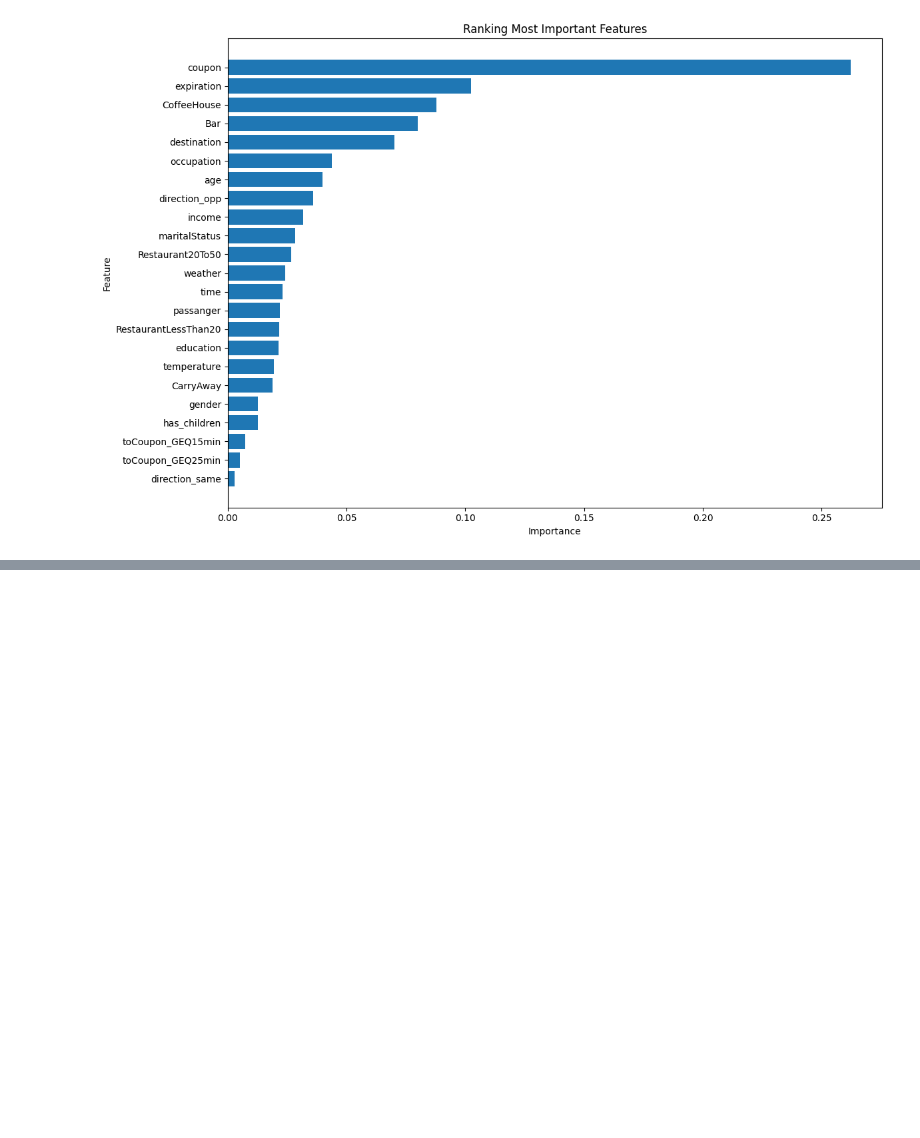
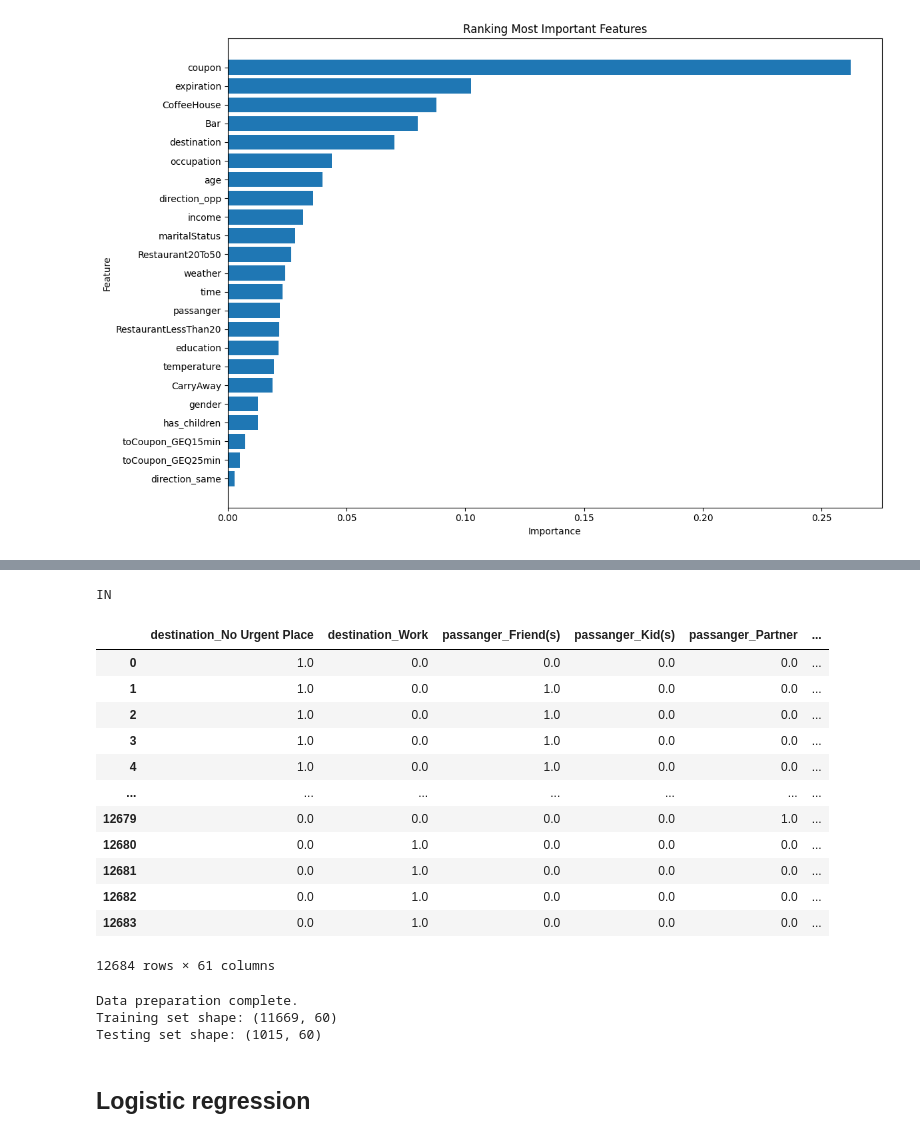
Before and after one commit to TarasKutsyk/Data-Analytics-Project, a Jupyter notebook: Data_class.ipynb, the cells around one changed output, grey strips where cells are left out. Saved outputs shown, nothing was run; the diff lists cells and outputs as text; code cells hidden in the pictures; blank space fills up the shorter version.

```diff
--- a/Data_class.ipynb
+++ b/Data_class.ipynb
@@ -483,0 +654,31 @@ Here we'll construct and save the dataset for neural networks training.
+# %%
+unordered_cols = [
+    'destination',
+    'passanger',
+    'weather',
+    'coupon',
+    'expiration',
+    'gender',
+    'maritalStatus',
+    'education',
+    'occupation'
+]
+# %%
+ordered_cols = [
+    'temperature',                  # explicitly included via TempType
+    'time',                         # 7AM < 10AM < 2PM < 6PM < 10PM
+    'age',                          # below21 < 21 < 26 < ...
+    'income',                       # income buckets are naturally ordered
+    'Bar',
+    'CoffeeHouse',
+    'CarryAway',
+    'RestaurantLessThan20',
+    'Restaurant20To50'
+]
+# %%
+# Combine both
+all_cats = unordered_cols + ordered_cols
+
+# Encoding config
+EncConfig = {col: ('Num' if col in ordered_cols else 'OneHot') for col in all_cats}
+EncConfig
@@ -483,0 +704,40 @@ Here we'll construct and save the dataset for neural networks training.
+# %%
+# Instantiate and preprocess the data
+data_obj = Data(EncConfig=EncConfig, TempType='Num', DropSpCol=True, ImputeMissing=True)
+data_for_nn = data_obj.fit()
+
+data_for_nn
+# %% [output]
+IN
+|  | destination_No Urgent Place | destination_Work | passanger_Friend(s) | passanger_Kid(s) | passanger_Partner | ... |
+| 0 | 1.0 | 0.0 | 0.0 | 0.0 | 0.0 | ... |
+| 1 | 1.0 | 0.0 | 1.0 | 0.0 | 0.0 | ... |
+| 2 | 1.0 | 0.0 | 1.0 | 0.0 | 0.0 | ... |
+| 3 | 1.0 | 0.0 | 1.0 | 0.0 | 0.0 | ... |
+| 4 | 1.0 | 0.0 | 1.0 | 0.0 | 0.0 | ... |
+| ... | ... | ... | ... | ... | ... | ... |
+| 12679 | 0.0 | 0.0 | 0.0 | 0.0 | 1.0 | ... |
+| 12680 | 0.0 | 1.0 | 0.0 | 0.0 | 0.0 | ... |
+| 12681 | 0.0 | 1.0 | 0.0 | 0.0 | 0.0 | ... |
+| 12682 | 0.0 | 1.0 | 0.0 | 0.0 | 0.0 | ... |
+| 12683 | 0.0 | 1.0 | 0.0 | 0.0 | 0.0 | ... |
+12684 rows × 61 columns
+# %%
+X = data_for_nn.drop("Y", axis = 1)
+y = data_for_nn['Y']
+
+X_train, X_test, y_train, y_test = train_test_split(
+    X,
+    y,
+    test_size=0.08, # 8% test size ~ 1000 examples, 92% train size ~ 11700 examples
+    random_state=1, # for consistent dataset selection (same random seed)
+    stratify=y #sets the proportion of accepted/rejected coupons to be the same in training and testing dataset (if testing set is significantly smaller than a training set, supposedly all the "accepted" coupons could fall in a test set, without any "rejected coupons in that test set")
+)
+
+print("Data preparation complete.")
+print(f"Training set shape: {X_train.shape}")
+print(f"Testing set shape: {X_test.shape}")
+# %% [output]
+Data preparation complete.
+Training set shape: (11669, 60)
+Testing set shape: (1015, 60)
@@ -483,0 +757,2 @@ Here we'll construct and save the dataset for neural networks training.
+# %% [markdown]
+## Logistic regression
```
Also changed, not shown: parts of 31 cells of this notebook, 1 other file.
